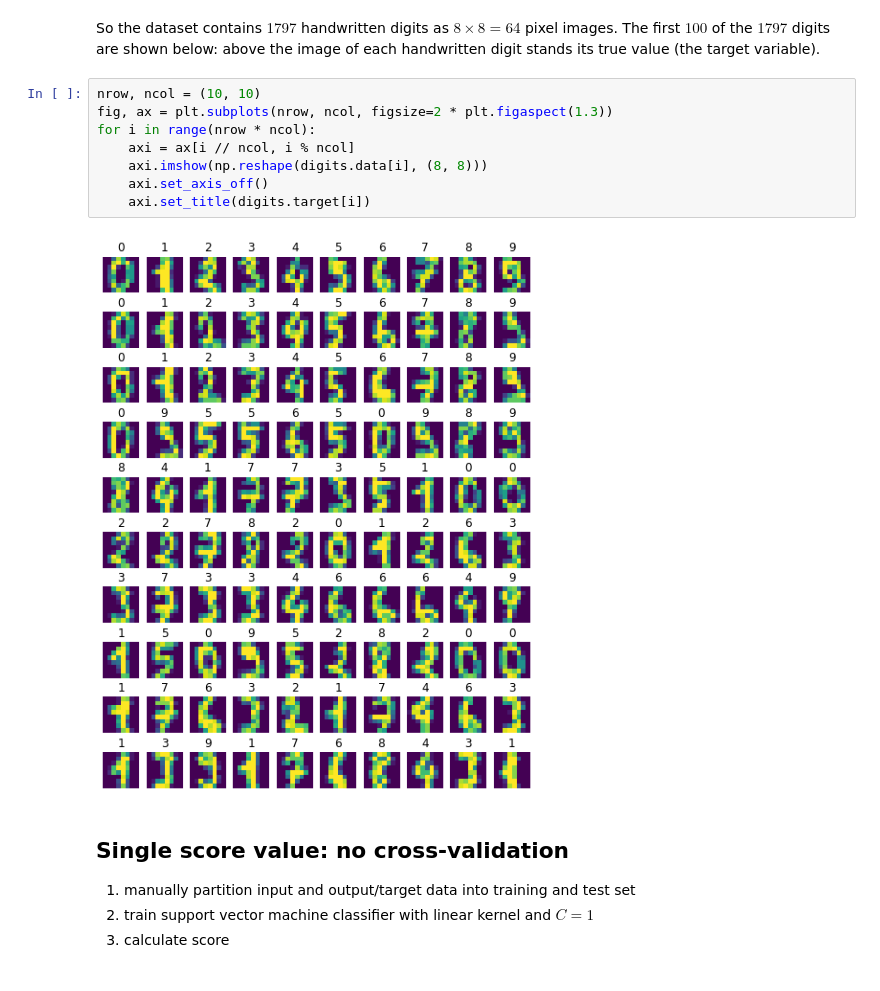
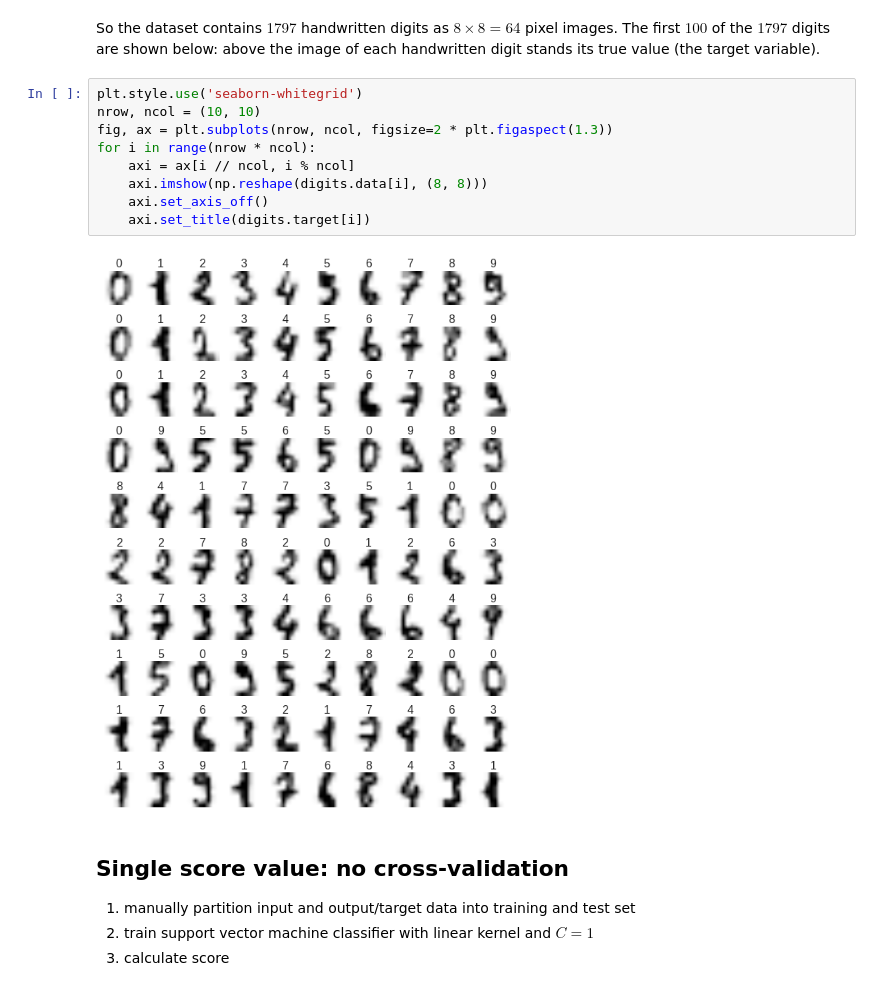
Before and after one commit to attilagk/scikit-learn, a Jupyter notebook: model_selection.ipynb, the cells around one changed output. Cells and saved outputs as stored; diff of their text form.

```diff
--- a/model_selection.ipynb
+++ b/model_selection.ipynb
@@ -13,15 +13,16 @@ digits.data.shape
 # %% [markdown]
 So the dataset contains $1797$ handwritten digits as $8 \times 8 = 64$ pixel images. The first $100$ of the $1797$ digits are shown below: above the image of each handwritten digit stands its true value (the target variable).
 # %%
+plt.style.use('seaborn-whitegrid')
 nrow, ncol = (10, 10)
 fig, ax = plt.subplots(nrow, ncol, figsize=2 * plt.figaspect(1.3))
 for i in range(nrow * ncol):
     axi = ax[i // ncol, i % ncol]
     axi.imshow(np.reshape(digits.data[i], (8, 8)))
     axi.set_axis_off()
     axi.set_title(digits.target[i])
 # %% [output]
-[figure, old version]
+[figure, new version]
 # %% [markdown]
 ## Single score value: no cross-validation
 
```
Also changed, not shown: parts of 5 cells of this notebook.
